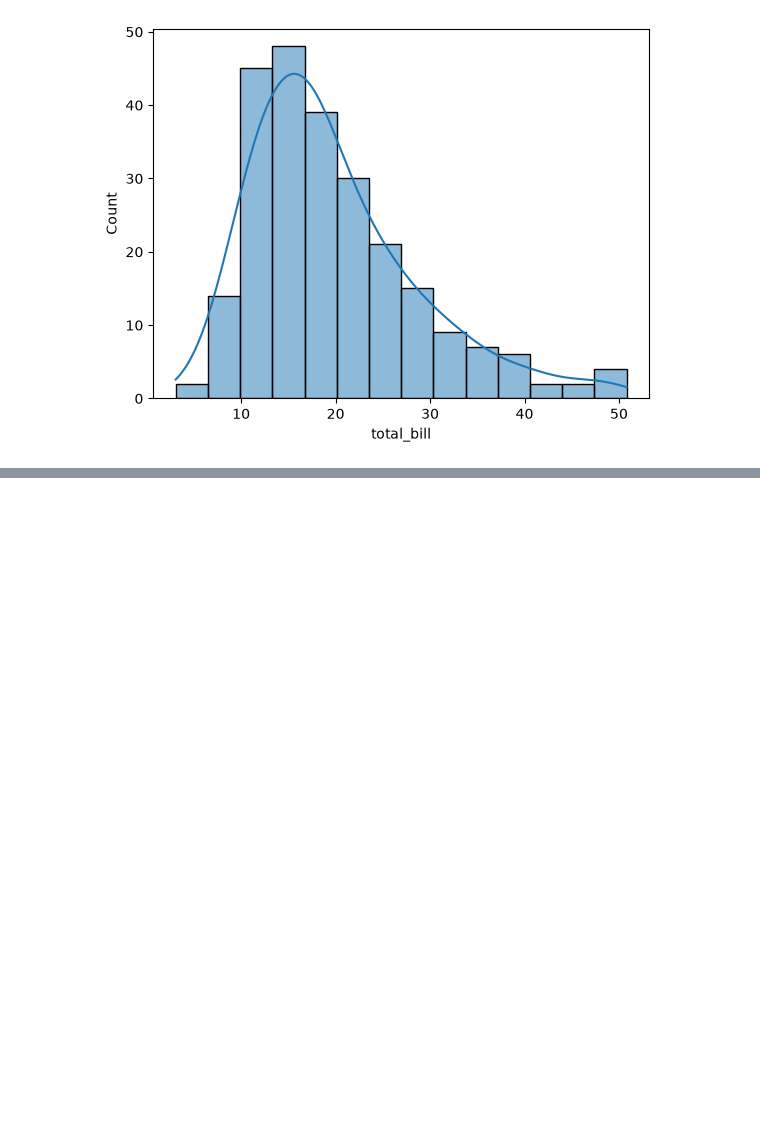
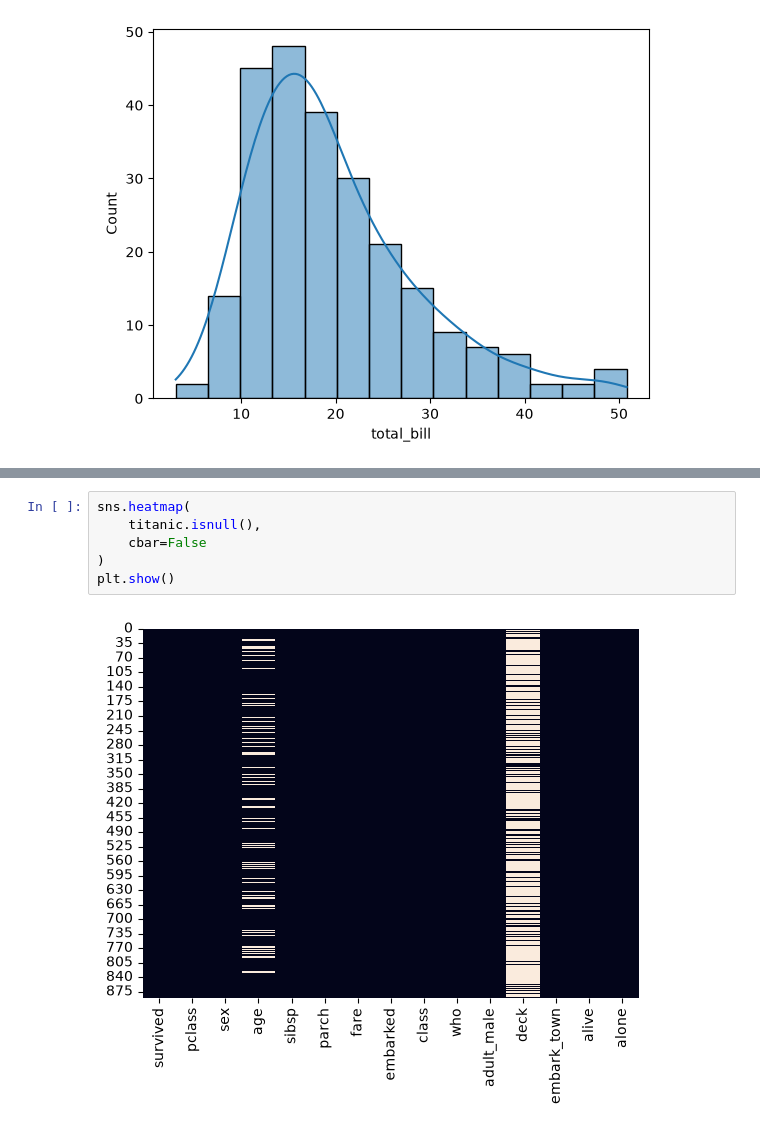
Before and after one commit to manukumsr54/Python-College, a Jupyter notebook: day1.seaborn.ipynb, the cells around one changed output, grey strips where cells are left out. Drawn from its saved outputs; the diff is of its cells as text; blank space fills up the shorter version.

```diff
--- a/day1.seaborn.ipynb
+++ b/day1.seaborn.ipynb
@@ -128,0 +158,8 @@ plt.show()
+# %%
+sns.heatmap(
+    titanic.isnull(),
+    cbar=False
+)
+plt.show()
+# %% [output]
+[figure, added]
```
Also changed, not shown: parts of 7 cells of this notebook, 1 other file.
